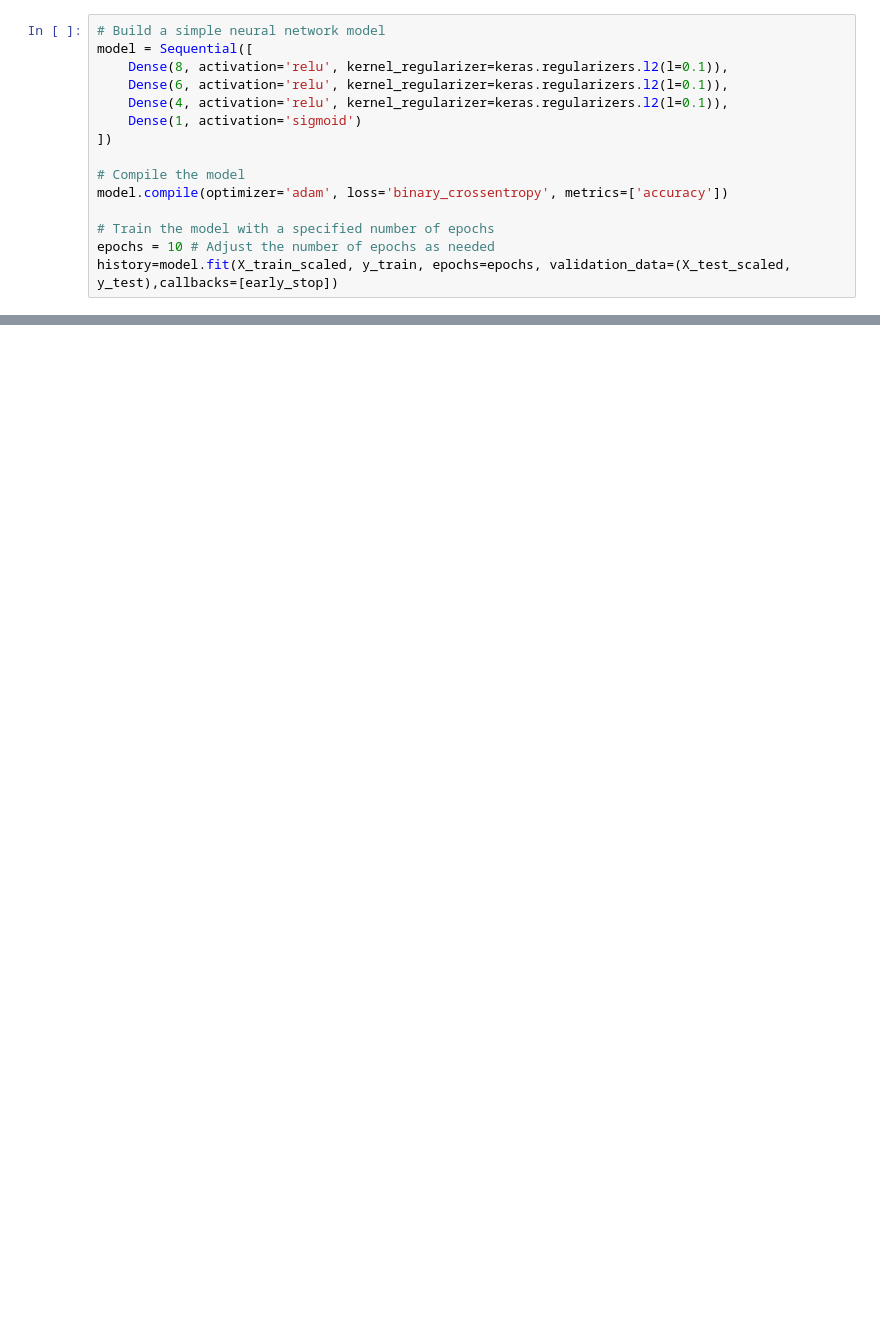
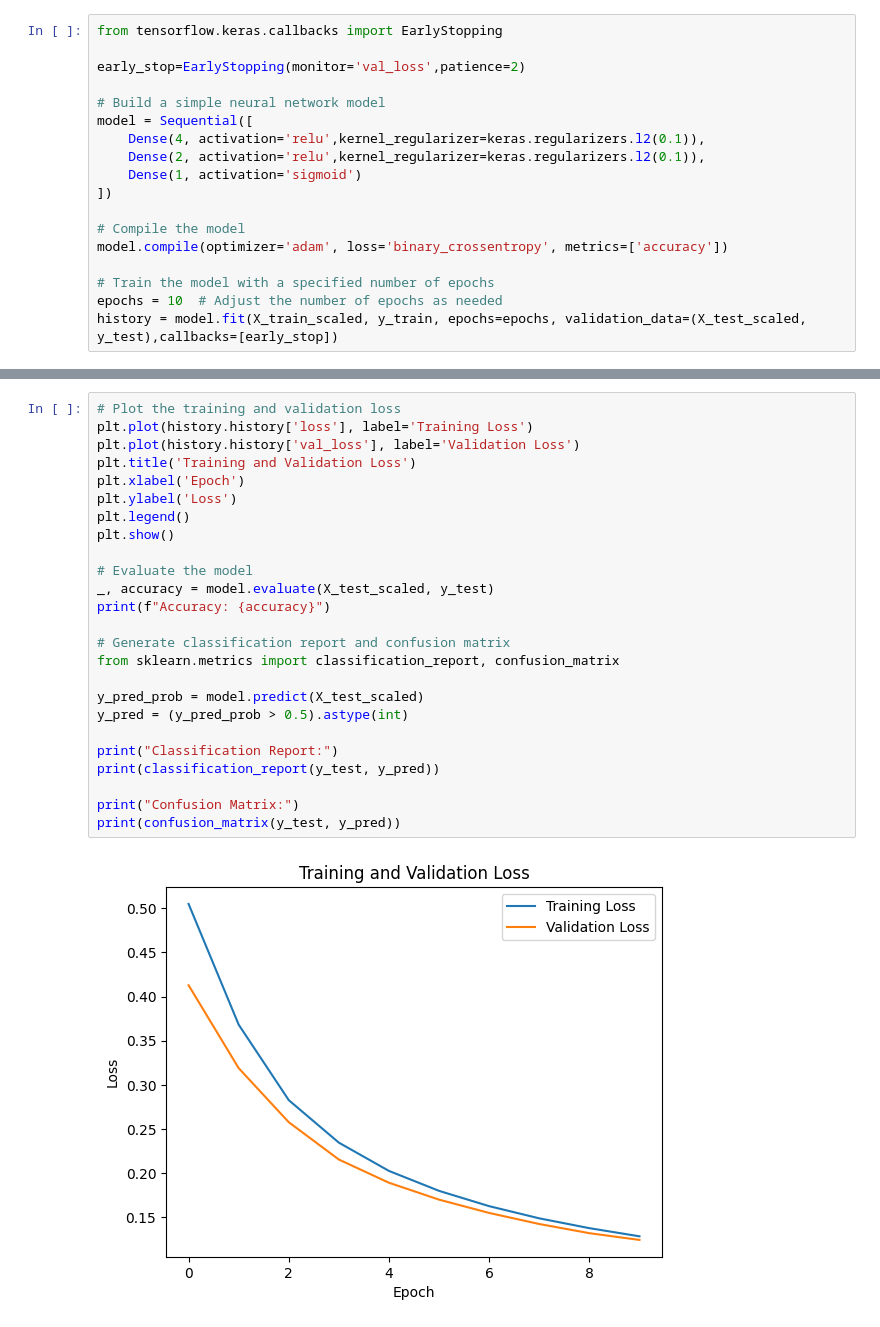
Before and after one commit to shayan-2k1/fyp, a Jupyter notebook: shortlisting-module/shortlisting_model.ipynb, the cells around one changed output, grey strips where cells are left out. Saved outputs shown, nothing was run; the diff lists cells and outputs as text; blank space fills up the shorter version.

```diff
--- a/shortlisting-module/shortlisting_model.ipynb
+++ b/shortlisting-module/shortlisting_model.ipynb
@@ -69,9 +83,12 @@ early_stop=EarlyStopping(monitor='val_loss',patience=2)
 # %%
+from tensorflow.keras.callbacks import EarlyStopping
+
+early_stop=EarlyStopping(monitor='val_loss',patience=2)
+
 # Build a simple neural network model
 model = Sequential([
-    Dense(8, activation='relu', kernel_regularizer=keras.regularizers.l2(l=0.1)),
-    Dense(6, activation='relu', kernel_regularizer=keras.regularizers.l2(l=0.1)),
-    Dense(4, activation='relu', kernel_regularizer=keras.regularizers.l2(l=0.1)),
+    Dense(4, activation='relu',kernel_regularizer=keras.regularizers.l2(0.1)),
+    Dense(2, activation='relu',kernel_regularizer=keras.regularizers.l2(0.1)),
     Dense(1, activation='sigmoid')
 ])
 
@@ -79,7 +96,7 @@ model = Sequential([
 model.compile(optimizer='adam', loss='binary_crossentropy', metrics=['accuracy'])
 
 # Train the model with a specified number of epochs
-epochs = 10 # Adjust the number of epochs as needed
-history=model.fit(X_train_scaled, y_train, epochs=epochs, validation_data=(X_test_scaled, y_test),callbacks=[early_stop])
+epochs = 10  # Adjust the number of epochs as needed
+history = model.fit(X_train_scaled, y_train, epochs=epochs, validation_data=(X_test_scaled, y_test),callbacks=[early_stop])
 # %% [output]
 Epoch 1/10
@@ -178,0 +124,27 @@ files.download( output_filename )
+# %%
+# Plot the training and validation loss
+plt.plot(history.history['loss'], label='Training Loss')
+plt.plot(history.history['val_loss'], label='Validation Loss')
+plt.title('Training and Validation Loss')
+plt.xlabel('Epoch')
+plt.ylabel('Loss')
+plt.legend()
+plt.show()
+
+# Evaluate the model
+_, accuracy = model.evaluate(X_test_scaled, y_test)
+print(f"Accuracy: {accuracy}")
+
+# Generate classification report and confusion matrix
+from sklearn.metrics import classification_report, confusion_matrix
+
+y_pred_prob = model.predict(X_test_scaled)
+y_pred = (y_pred_prob > 0.5).astype(int)
+
+print("Classification Report:")
+print(classification_report(y_test, y_pred))
+
+print("Confusion Matrix:")
+print(confusion_matrix(y_test, y_pred))
+# %% [output]
+[figure, added]
```
Also changed, not shown: parts of 24 cells of this notebook, 29 other files.
